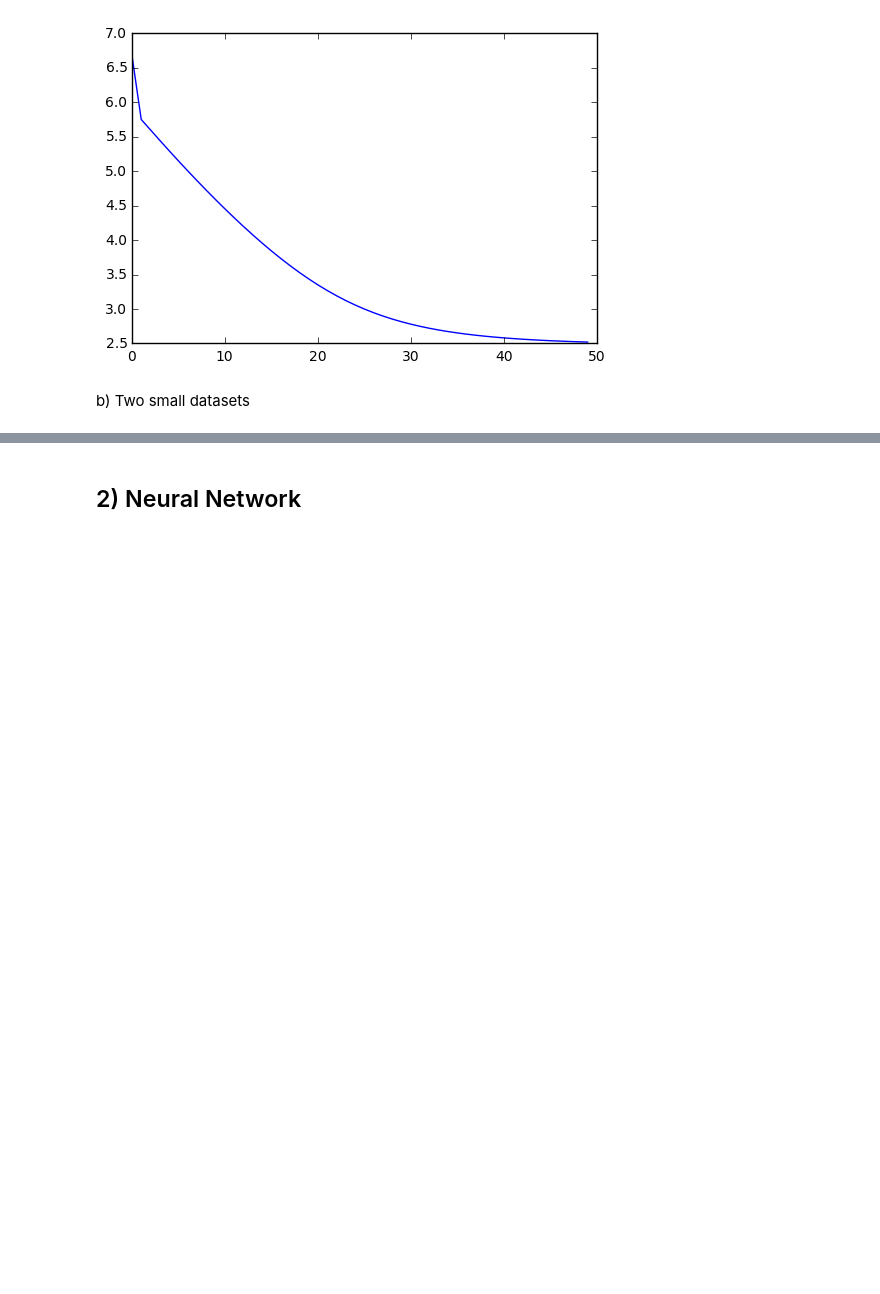
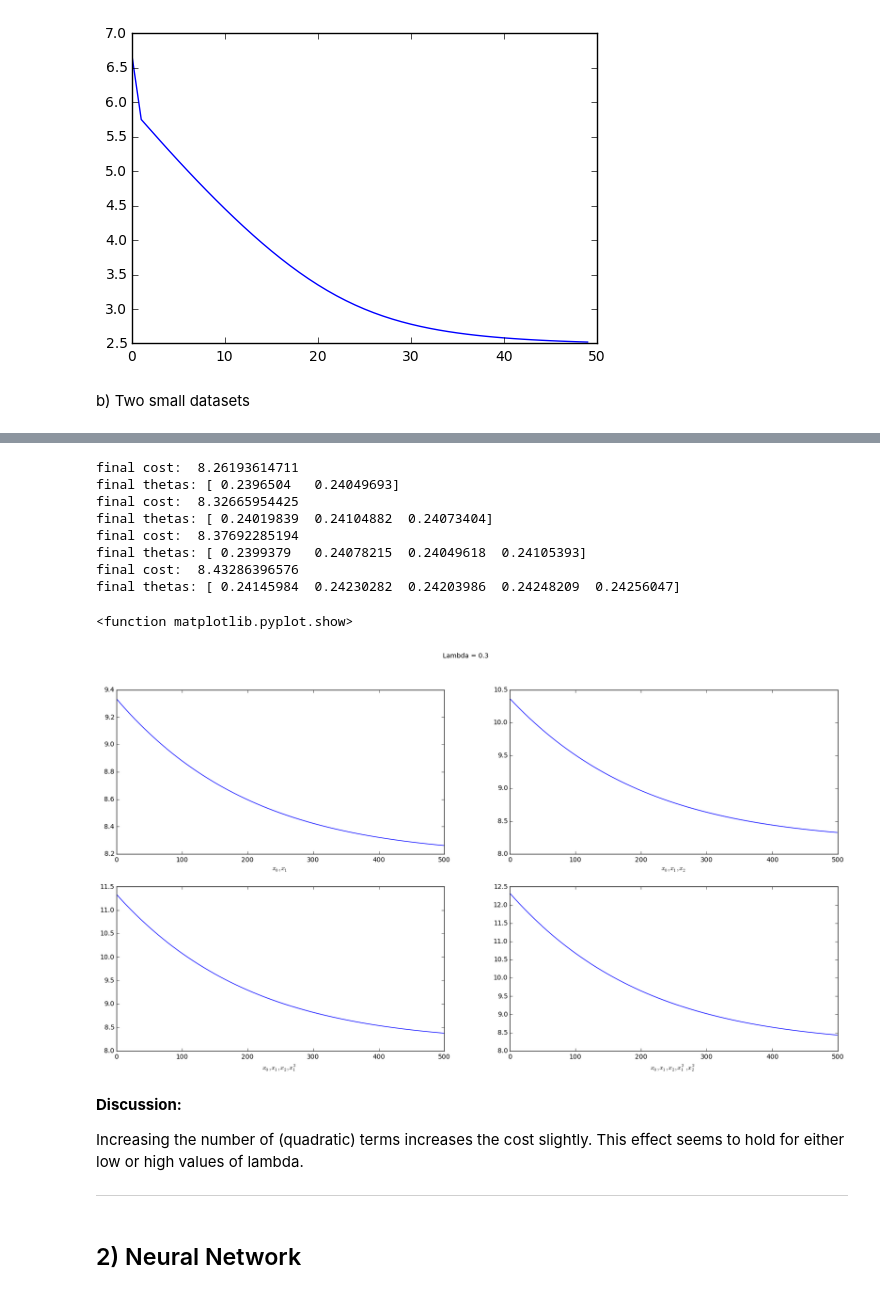
Before and after one commit to phielp/Leren-2016, a Jupyter notebook: Week3/assignment3_Berkelmans_Bouman.ipynb, the cells around one changed output, grey strips where cells are left out. Drawn from its saved outputs; the diff is of its cells as text; code cells hidden in the pictures; blank space fills up the shorter version.

```diff
--- a/Week3/assignment3_Berkelmans_Bouman.ipynb
+++ b/Week3/assignment3_Berkelmans_Bouman.ipynb
@@ -202,3 +251,62 @@ final thetas: [ 0.4198753   0.42060715  0.42081989]
+# %%
+# plot results 2
+plt.figure(figsize=(20, 10))
+plt.suptitle("Lambda = 0.3")
+
+n_iter = 500
+alpha = 0.01
+lamb = 0.3
+
+# x_0 & x_1
+new_thetas, cost = regressionLog(X1, y, alpha, lamb, n_iter, thetas1)
+print "final cost: ", cost[-1]
+print "final thetas:",new_thetas
+plt.subplot(2,2,1)
+plt.plot(cost)
+plt.xlabel("${x_0, x_1}$ ")
+
+# x_0 & x_1 & x_2
+new_thetas, cost = regressionLog(X2, y, alpha, lamb, n_iter, thetas2)
+print "final cost: ", cost[-1]
+print "final thetas:",new_thetas
+plt.subplot(2,2,2)
+plt.plot(cost)
+plt.xlabel("${x_0, x_1, x_2}$ ")
+
+# x_0 & x_1 & x_2 & (x_1)^2
+new_thetas, cost = regressionLog(X3, y, alpha, lamb, n_iter, thetas3)
+print "final cost: ", cost[-1]
+print "final thetas:",new_thetas
+plt.subplot(2,2,3)
+plt.plot(cost)
+plt.xlabel("${x_0, x_1, x_2, x_1^2}$ ")
+
+# x_0 & x_1 & x_2 & (x_1)^2 & (x_2)^2
+new_thetas, cost = regressionLog(X4, y, alpha, lamb, n_iter, thetas4)
+print "final cost: ", cost[-1]
+print "final thetas:",new_thetas
+plt.subplot(2,2,4)
+plt.plot(cost)
+plt.xlabel("${x_0, x_1, x_2, x_1^2, x_2^2}$ ")
+
+plt.show
+# %% [output]
+final cost:  8.26193614711
+final thetas: [ 0.2396504   0.24049693]
+final cost:  8.32665954425
+final thetas: [ 0.24019839  0.24104882  0.24073404]
+final cost:  8.37692285194
+final thetas: [ 0.2399379   0.24078215  0.24049618  0.24105393]
+final cost:  8.43286396576
+final thetas: [ 0.24145984  0.24230282  0.24203986  0.24248209  0.24256047]
+<function matplotlib.pyplot.show>
+[figure, added]
+# %% [markdown]
+**Discussion:**
+
+Increasing the number of (quadratic) terms increases the cost slightly. This effect seems to hold for either low or high values of lambda.
+
+-----------------------------------
 # %% [markdown]
 ## 2) Neural Network
 # %% [markdown]
```
Also changed, not shown: parts of 19 cells of this notebook.
